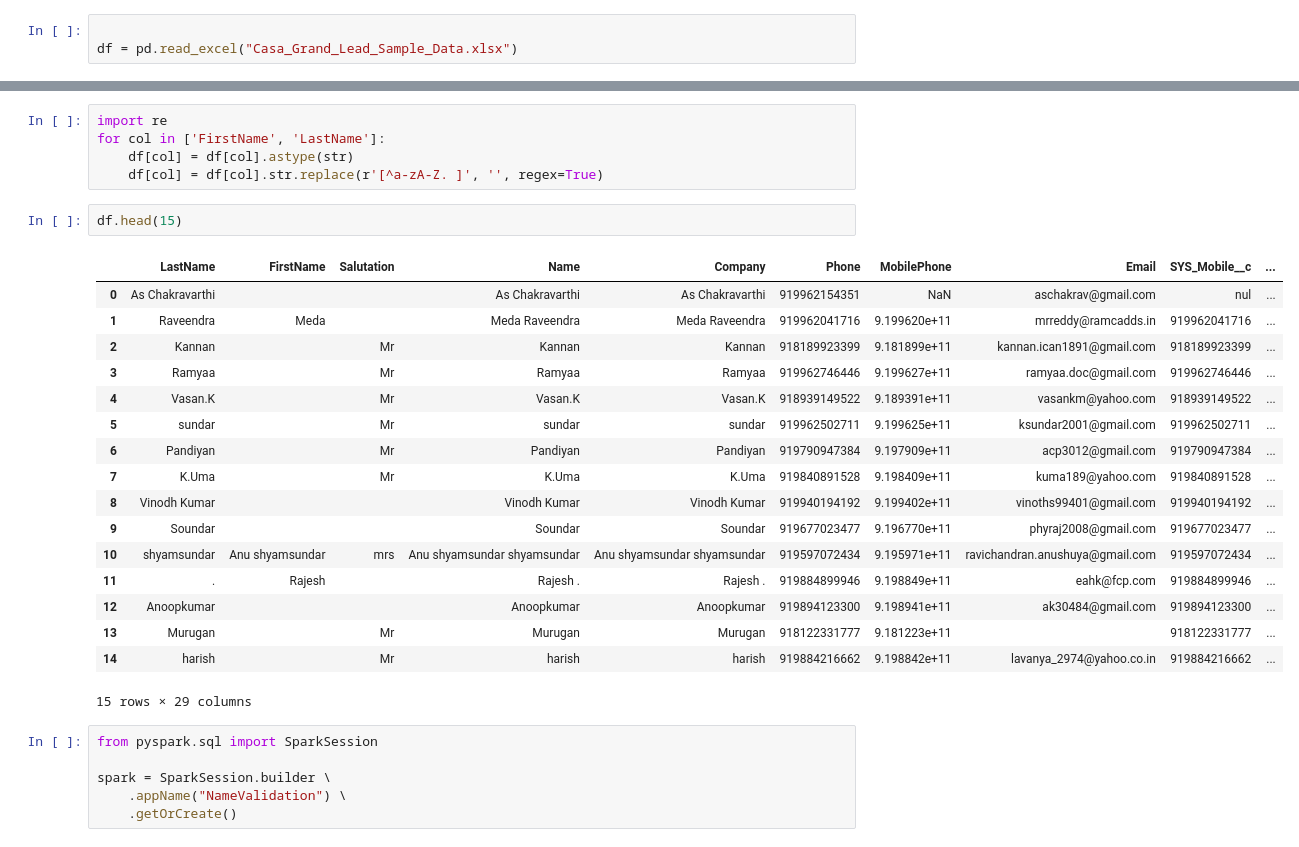
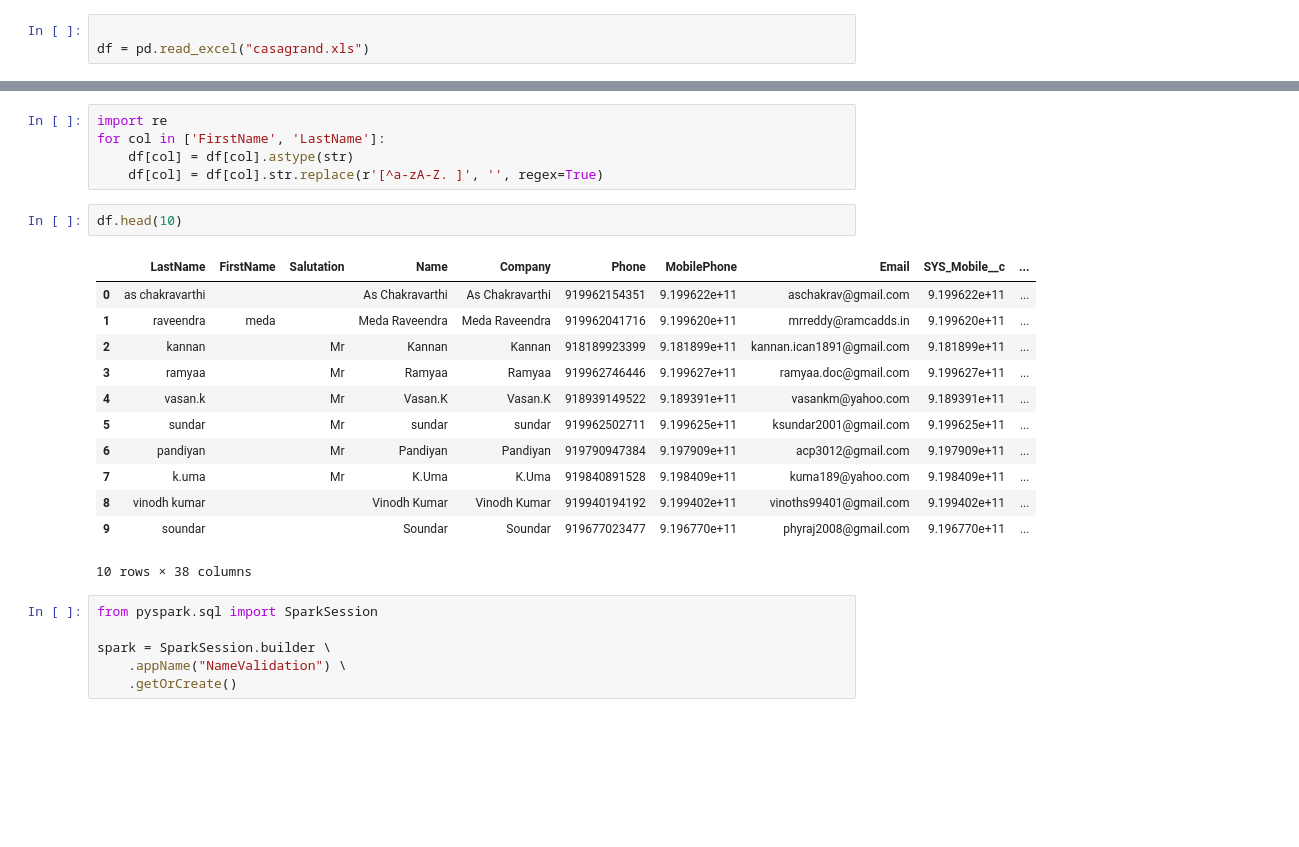
Before and after one commit to Harinadhavasala/Chatbot_Code, a Jupyter notebook: Copy_of_Data_lake.ipynb, the cells around one changed output, grey strips where cells are left out. Cells and saved outputs as stored; diff of their text form; blank space fills up the shorter version.

```diff
--- a/Copy_of_Data_lake.ipynb
+++ b/Copy_of_Data_lake.ipynb
@@ -4,4 +4,4 @@
 import pandas as pd
 # %%
 
-df = pd.read_excel("Casa_Grand_Lead_Sample_Data.xlsx")
+df = pd.read_excel("casagrand.xls")
@@ -16,25 +14,20 @@ for col in ['FirstName', 'LastName']:
     df[col] = df[col].astype(str)
     df[col] = df[col].str.replace(r'[^a-zA-Z. ]', '', regex=True)
 # %%
-df.head(15)
+df.head(10)
 # %% [output]
 |  | LastName | FirstName | Salutation | Name | Company | Phone | MobilePhone | Email | SYS_Mobile__c | ... |
-| 0 | As Chakravarthi |  |  | As Chakravarthi | As Chakravarthi | 919962154351 | NaN | aschakrav@gmail.com | nul | ... |
-| 1 | Raveendra | Meda |  | Meda Raveendra | Meda Raveendra | 919962041716 | 9.199620e+11 | mrreddy@ramcadds.in | 919962041716 | ... |
-| 2 | Kannan |  | Mr | Kannan | Kannan | 918189923399 | 9.181899e+11 | kannan.ican1891@gmail.com | 918189923399 | ... |
-| 3 | Ramyaa |  | Mr | Ramyaa | Ramyaa | 919962746446 | 9.199627e+11 | ramyaa.doc@gmail.com | 919962746446 | ... |
-| 4 | Vasan.K |  | Mr | Vasan.K | Vasan.K | 918939149522 | 9.189391e+11 | vasankm@yahoo.com | 918939149522 | ... |
-| 5 | sundar |  | Mr | sundar | sundar | 919962502711 | 9.199625e+11 | ksundar2001@gmail.com | 919962502711 | ... |
-| 6 | Pandiyan |  | Mr | Pandiyan | Pandiyan | 919790947384 | 9.197909e+11 | acp3012@gmail.com | 919790947384 | ... |
-| 7 | K.Uma |  | Mr | K.Uma | K.Uma | 919840891528 | 9.198409e+11 | kuma189@yahoo.com | 919840891528 | ... |
-| 8 | Vinodh Kumar |  |  | Vinodh Kumar | Vinodh Kumar | 919940194192 | 9.199402e+11 | vinoths99401@gmail.com | 919940194192 | ... |
-| 9 | Soundar |  |  | Soundar | Soundar | 919677023477 | 9.196770e+11 | phyraj2008@gmail.com | 919677023477 | ... |
-| 10 | shyamsundar | Anu shyamsundar | mrs | Anu shyamsundar shyamsundar | Anu shyamsundar shyamsundar | 919597072434 | 9.195971e+11 | ravichandran.anushuya@gmail.com | 919597072434 | ... |
-| 11 | . | Rajesh |  | Rajesh . | Rajesh . | 919884899946 | 9.198849e+11 | eahk@fcp.com | 919884899946 | ... |
-| 12 | Anoopkumar |  |  | Anoopkumar | Anoopkumar | 919894123300 | 9.198941e+11 | ak30484@gmail.com | 919894123300 | ... |
-| 13 | Murugan |  | Mr | Murugan | Murugan | 918122331777 | 9.181223e+11 |  | 918122331777 | ... |
-| 14 | harish |  | Mr | harish | harish | 919884216662 | 9.198842e+11 | lavanya_2974@yahoo.co.in | 919884216662 | ... |
+| 0 | as chakravarthi |  |  | As Chakravarthi | As Chakravarthi | 919962154351 | 9.199622e+11 | aschakrav@gmail.com | 9.199622e+11 | ... |
+| 1 | raveendra | meda |  | Meda Raveendra | Meda Raveendra | 919962041716 | 9.199620e+11 | mrreddy@ramcadds.in | 9.199620e+11 | ... |
+| 2 | kannan |  | Mr | Kannan | Kannan | 918189923399 | 9.181899e+11 | kannan.ican1891@gmail.com | 9.181899e+11 | ... |
+| 3 | ramyaa |  | Mr | Ramyaa | Ramyaa | 919962746446 | 9.199627e+11 | ramyaa.doc@gmail.com | 9.199627e+11 | ... |
+| 4 | vasan.k |  | Mr | Vasan.K | Vasan.K | 918939149522 | 9.189391e+11 | vasankm@yahoo.com | 9.189391e+11 | ... |
+| 5 | sundar |  | Mr | sundar | sundar | 919962502711 | 9.199625e+11 | ksundar2001@gmail.com | 9.199625e+11 | ... |
+| 6 | pandiyan |  | Mr | Pandiyan | Pandiyan | 919790947384 | 9.197909e+11 | acp3012@gmail.com | 9.197909e+11 | ... |
+| 7 | k.uma |  | Mr | K.Uma | K.Uma | 919840891528 | 9.198409e+11 | kuma189@yahoo.com | 9.198409e+11 | ... |
+| 8 | vinodh kumar |  |  | Vinodh Kumar | Vinodh Kumar | 919940194192 | 9.199402e+11 | vinoths99401@gmail.com | 9.199402e+11 | ... |
+| 9 | soundar |  |  | Soundar | Soundar | 919677023477 | 9.196770e+11 | phyraj2008@gmail.com | 9.196770e+11 | ... |
-15 rows × 29 columns
+10 rows × 38 columns
 # %%
 from pyspark.sql import SparkSession
 
```
Also changed, not shown: parts of 21 cells of this notebook.
